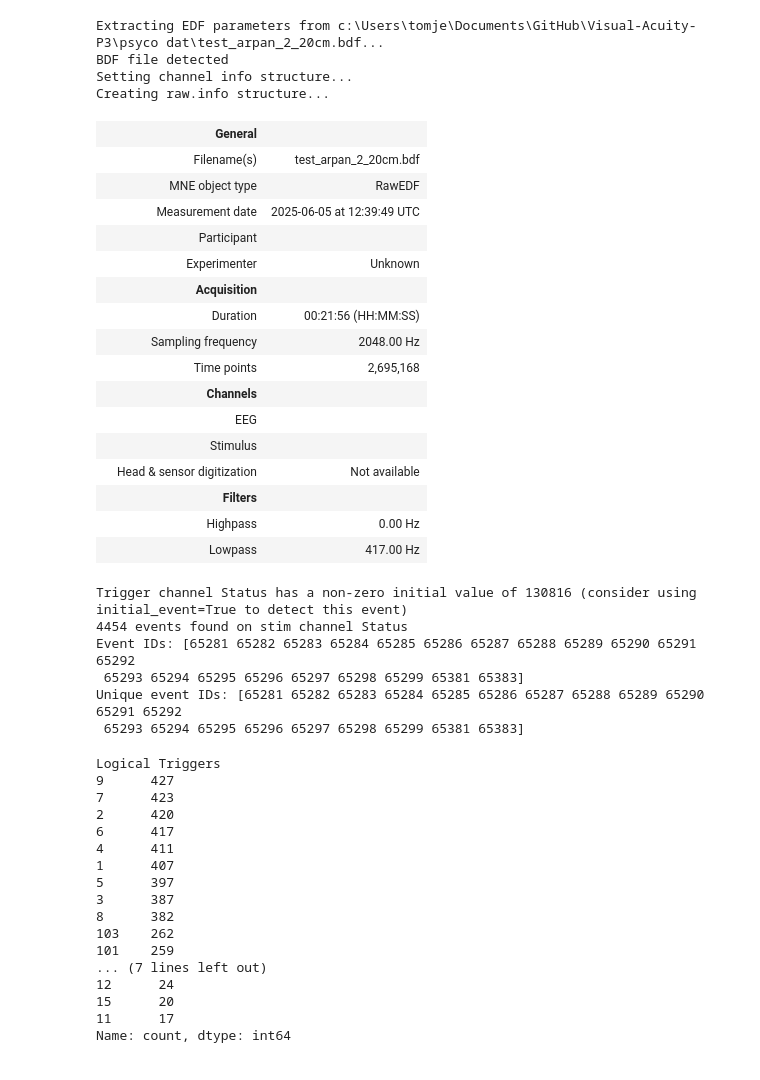
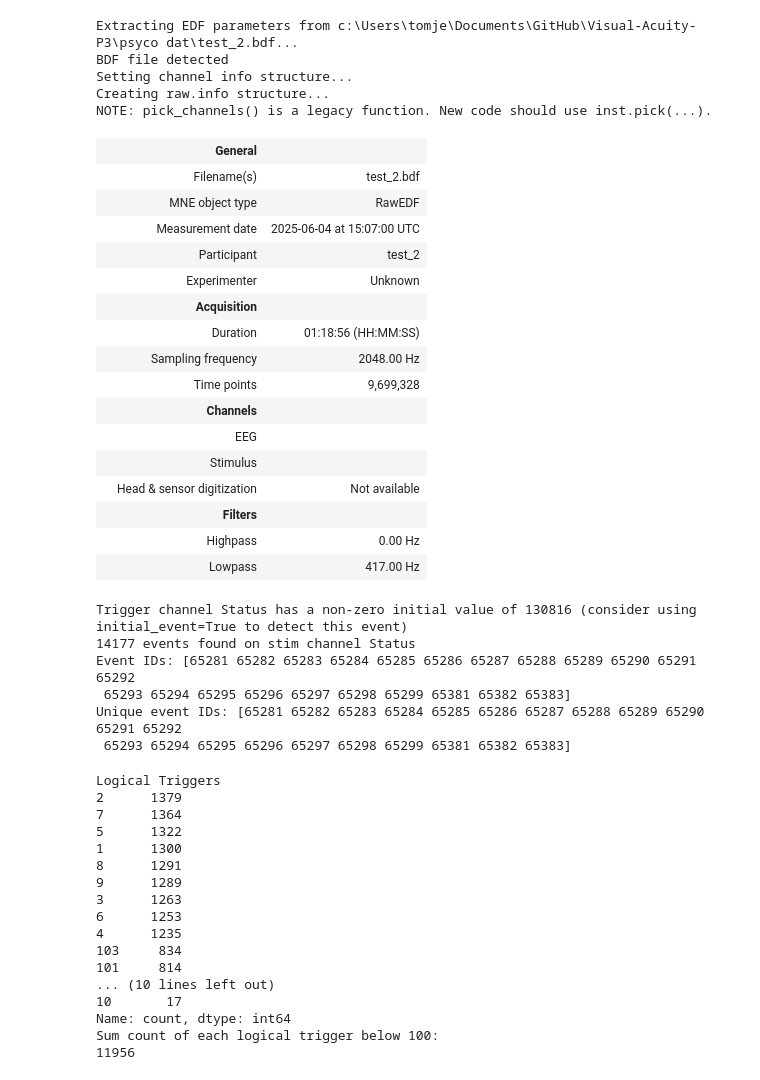
Before and after one commit to tomjefferis/Visual-Acuity-P3, a Jupyter notebook: analysis.ipynb, the cells around one changed output. Drawn from its saved outputs; the diff is of its cells as text; code cells hidden in the pictures.

```diff
--- a/analysis.ipynb
+++ b/analysis.ipynb
@@ -4,39 +4,40 @@ import numpy as np
 import pandas as pd
 # %%
 # Load the raw bdf file
-raw = mne.io.read_raw_bdf('psyco dat/test_arpan_2_20cm.bdf')
+raw = mne.io.read_raw_bdf('psyco dat/test_2.bdf')
 
 # drop all channels except A16, A13, A32, A31, A7, A24
 #raw.pick_channels(['A16', 'A13', 'A32', 'A31', 'A7', 'A24','A12','A19','Status','EXG7','EXG8'])
-#raw.pick_channels(['A16', 'A13', 'A32', 'A31', 'A7', 'A24','A12','A19','Status'])
+raw.pick_channels(['A16', 'A13', 'A32', 'A31', 'A7', 'A24','A12','A19','Status'])
 rename_map = {
     'A16': 'Oz',
     'A13': 'Pz',
     'A32': 'Cz',
     'A31': 'Fz',
     'A24': 'T8',
     'A7': 'T7',
     'A12': 'P3',
     'A19': 'P4',
 }
 
 # Rename channels
 raw.rename_channels(rename_map)
 # %% [output]
-Extracting EDF parameters from c:\Users\tomje\Documents\GitHub\Visual-Acuity-P3\psyco dat\test_arpan_2_20cm.bdf...
+Extracting EDF parameters from c:\Users\tomje\Documents\GitHub\Visual-Acuity-P3\psyco dat\test_2.bdf...
 BDF file detected
 Setting channel info structure...
 Creating raw.info structure...
+NOTE: pick_channels() is a legacy function. New code should use inst.pick(...).
 |  | General |  |
-|  | Filename(s) | test_arpan_2_20cm.bdf |
+|  | Filename(s) | test_2.bdf |
 |  | MNE object type | RawEDF |
-|  | Measurement date | 2025-06-05 at 12:39:49 UTC |
-|  | Participant |  |
+|  | Measurement date | 2025-06-04 at 15:07:00 UTC |
+|  | Participant | test_2 |
 |  | Experimenter | Unknown |
 |  | Acquisition |  |
-|  | Duration | 00:21:56 (HH:MM:SS) |
+|  | Duration | 01:18:56 (HH:MM:SS) |
 |  | Sampling frequency | 2048.00 Hz |
-|  | Time points | 2,695,168 |
+|  | Time points | 9,699,328 |
 |  | Channels |  |
 |  | EEG |  |
 |  | Stimulus |  |
@@ -53,33 +54,37 @@ unique_event_ids = np.unique(events[:, 2])
 print("Unique event IDs:", unique_event_ids)
 # %% [output]
 Trigger channel Status has a non-zero initial value of 130816 (consider using initial_event=True to detect this event)
-4454 events found on stim channel Status
+14177 events found on stim channel Status
 Event IDs: [65281 65282 65283 65284 65285 65286 65287 65288 65289 65290 65291 65292
- 65293 65294 65295 65296 65297 65298 65299 65381 65383]
+ 65293 65294 65295 65296 65297 65298 65299 65381 65382 65383]
 Unique event IDs: [65281 65282 65283 65284 65285 65286 65287 65288 65289 65290 65291 65292
- 65293 65294 65295 65296 65297 65298 65299 65381 65383]
+ 65293 65294 65295 65296 65297 65298 65299 65381 65382 65383]
 # %%
 logical_triggers = [x & 0xFF for x in events[:, 2]]
 logical_triggers = pd.Series(logical_triggers, name='Logical Triggers')
 print(logical_triggers.value_counts())
+
+# print sum count of each logical trigger below 100
+print("Sum count of each logical trigger below 100:")
+print(logical_triggers[logical_triggers < 100].value_counts().sum())
 # %% [output]
 Logical Triggers
-9      427
-7      423
-2      420
-6      417
-4      411
-1      407
-5      397
-3      387
-8      382
-103    262
-101    259
-... (7 lines left out)
-12      24
-15      20
-11      17
+2      1379
+7      1364
+5      1322
+1      1300
+8      1291
+9      1289
+3      1263
+6      1253
+4      1235
+103     834
+101     814
+... (10 lines left out)
+10       17
 Name: count, dtype: int64
+Sum count of each logical trigger below 100:
+11956
 # %%
 # re reference the data to average of T7 and T8
 raw.load_data()  # Load the data into memory
```
Also changed, not shown: parts of 12 cells of this notebook.
